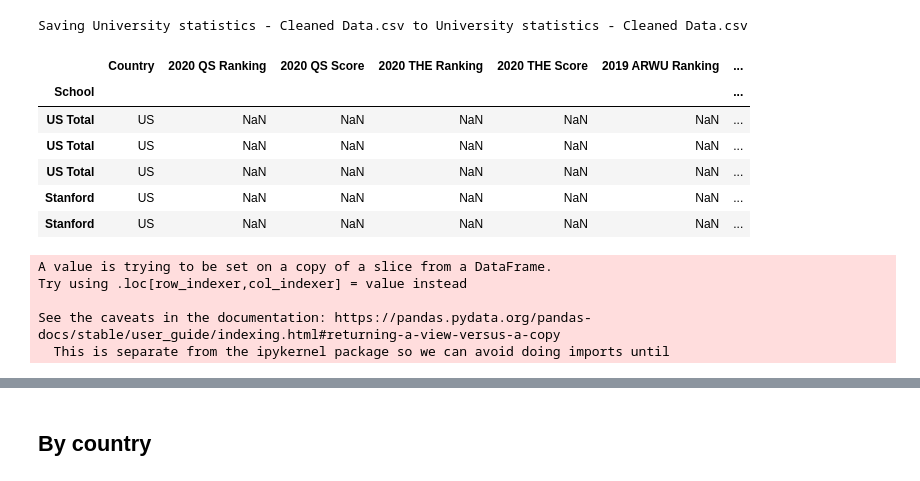
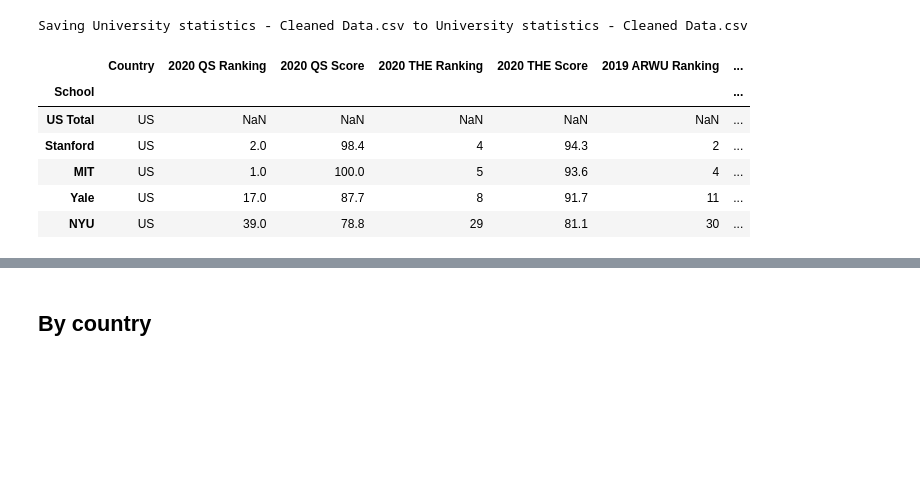
Before and after one commit to AndyYFTao/EA-CLTP-DataAnalysis, a Jupyter notebook: CLTP Guidance Program Data Analysis.ipynb, the cells around one changed output, grey strips where cells are left out. Drawn from its saved outputs; the diff is of its cells as text; code cells hidden in the pictures; blank space fills up the shorter version.

```diff
--- a/CLTP Guidance Program Data Analysis.ipynb
+++ b/CLTP Guidance Program Data Analysis.ipynb
@@ -10,29 +10,20 @@ Using matplotlib backend: agg
 Populating the interactive namespace from numpy and matplotlib
 [interactive output not drawn]
 Saving University statistics - Cleaned Data.csv to University statistics - Cleaned Data.csv
-# %%
-import io
-my_data = pd.read_csv(io.BytesIO(uploaded['University statistics - Cleaned Data.csv']),
-                    header=0, index_col='School')
-my_data.head()
-# %% [output]
-|  | Country | 2020 QS Ranking | 2020 QS Score | 2020 THE Ranking | 2020 THE Score | 2019 ARWU Ranking | ... |
-| School |  |  |  |  |  |  | ... |
-| US Total | US | NaN | NaN | NaN | NaN | NaN | ... |
-| US Total | US | NaN | NaN | NaN | NaN | NaN | ... |
-| US Total | US | NaN | NaN | NaN | NaN | NaN | ... |
-| Stanford | US | NaN | NaN | NaN | NaN | NaN | ... |
-| Stanford | US | NaN | NaN | NaN | NaN | NaN | ... |
 # %%
-# Overseas Chinese student number & percentage
-chinese = my_data[my_data['Overseas Chinese student number'].notnull()]
+import io
+my_data = pd.read_csv(io.BytesIO(uploaded['University statistics - Cleaned Data.csv']),
+                    header=0, index_col='School')
+# Rows with Overseas Chinese student number --> Country total + uni specifics
+chinese = my_data[my_data['Overseas Chinese student number'].notnull()].drop(columns=['System', 'Date', 'Total student number'])
 chinese['Overseas Chinese student number'] = chinese['Overseas Chinese student number'].astype(int)
-chinese_num_s = chinese.sort_values(by='Overseas Chinese student number', ascending=False)
-
-num_of_country = 4
+chinese['Domestic Chinese student number'] = chinese['Domestic Chinese student number'][chinese['Domestic Chinese student number'].notnull()].astype(int)
+chinese.head()
 # %% [output]
-A value is trying to be set on a copy of a slice from a DataFrame.
-Try using .loc[row_indexer,col_indexer] = value instead
-
-See the caveats in the documentation: https://pandas.pydata.org/pandas-docs/stable/user_guide/indexing.html#returning-a-view-versus-a-copy
-  This is separate from the ipykernel package so we can avoid doing imports until
+|  | Country | 2020 QS Ranking | 2020 QS Score | 2020 THE Ranking | 2020 THE Score | 2019 ARWU Ranking | ... |
+| School |  |  |  |  |  |  | ... |
+| US Total | US | NaN | NaN | NaN | NaN | NaN | ... |
+| Stanford | US | 2.0 | 98.4 | 4 | 94.3 | 2 | ... |
+| MIT | US | 1.0 | 100.0 | 5 | 93.6 | 4 | ... |
+| Yale | US | 17.0 | 87.7 | 8 | 91.7 | 11 | ... |
+| NYU | US | 39.0 | 78.8 | 29 | 81.1 | 30 | ... |
```
Also changed, not shown: parts of 10 cells of this notebook.
